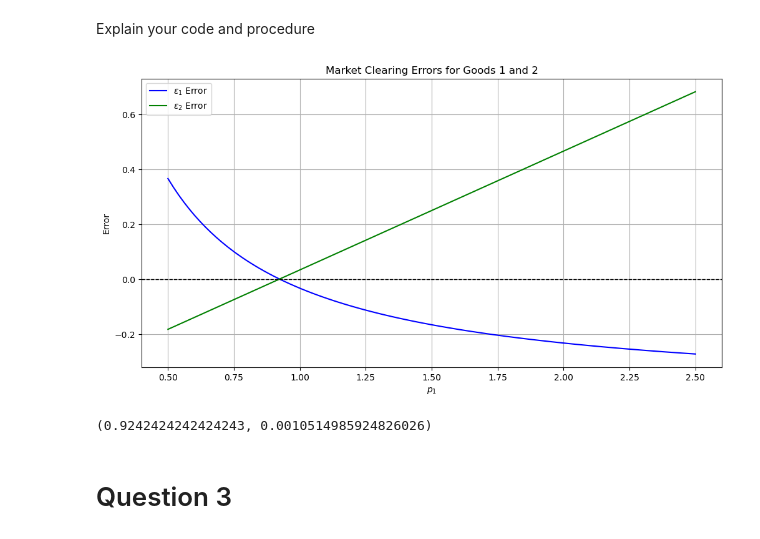
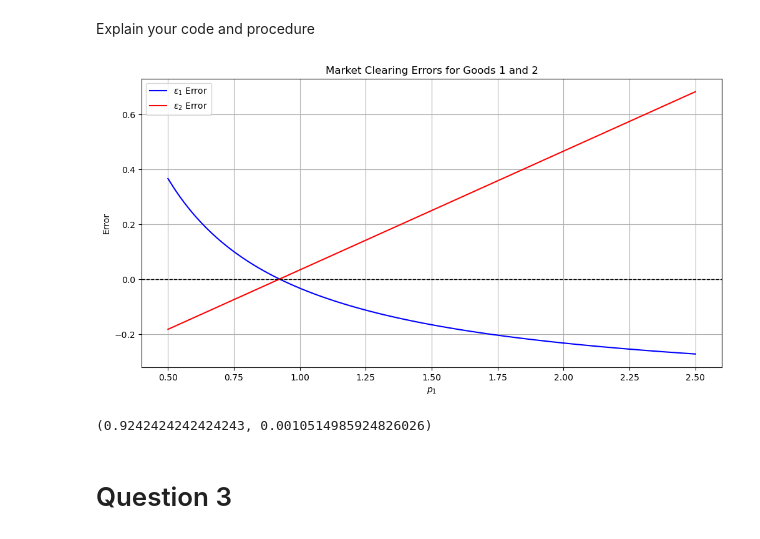
Before and after one commit to NumEconCopenhagen/projects-2024-econ-jyderne, a Jupyter notebook: inauguralproject/inauguralproject.ipynb, the cells around one changed output. Drawn from its saved outputs; the diff is of its cells as text; code cells hidden in the pictures.

```diff
--- a/inauguralproject/inauguralproject.ipynb
+++ b/inauguralproject/inauguralproject.ipynb
@@ -101,35 +86,35 @@ N = 100  # Granularity
 P1 = np.linspace(0.5, 2.5, N)
 
 # Perform the calculations
 market_clearing_errors = []
 for p1 in P1:
     eps1, eps2 = economy.check_market_clearing(p1)
     market_clearing_errors.append((p1, eps1, eps2))
 
 # Unpack the results for plotting
 prices, errors_eps1, errors_eps2 = zip(*market_clearing_errors)
 
 # Combine the plots for both errors
 plt.figure(figsize=(12, 6))
 plt.plot(prices, errors_eps1, label='$\epsilon_1$ Error', color='blue')
-plt.plot(prices, errors_eps2, label='$\epsilon_2$ Error', color='green')
+plt.plot(prices, errors_eps2, label='$\epsilon_2$ Error', color='red')
 plt.title('Market Clearing Errors for Goods 1 and 2')
 plt.xlabel('$p_1$')
 plt.ylabel('Error')
 plt.axhline(0, color='black', lw=1, ls='--')  # Reference line at error = 0
 plt.grid(True)
 plt.legend()
 plt.show()
 
 # Calculate the price p1 that minimizes the sum of the absolute errors
 absolute_errors_sum = [abs(e1) + abs(e2) for e1, e2 in zip(errors_eps1, errors_eps2)]
 min_error_index = np.argmin(absolute_errors_sum)
 optimal_p1 = prices[min_error_index]
 min_error = absolute_errors_sum[min_error_index]
 
 optimal_p1, min_error
 # %% [output]
-[figure, old version]
+[figure, new version]
 (0.9242424242424243, 0.0010514985924826026)
 # %% [markdown]
 # Question 3
```
Also changed, not shown: parts of 1 cell of this notebook.
